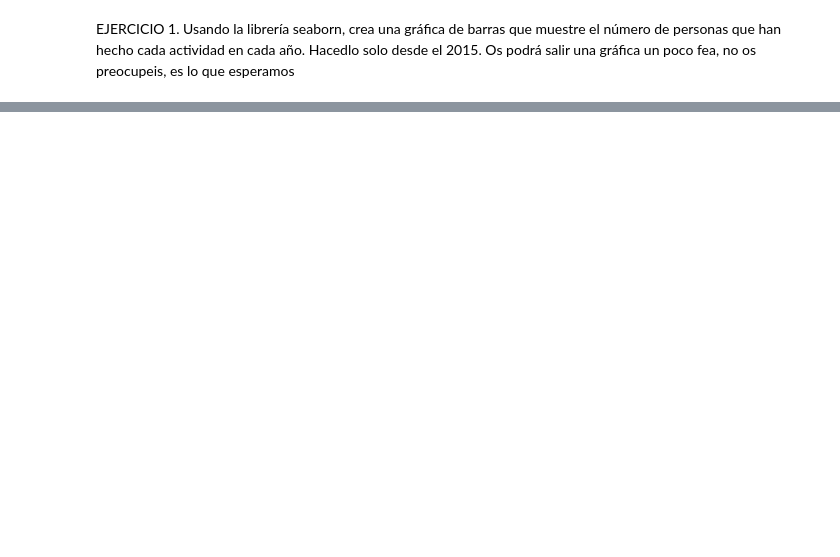
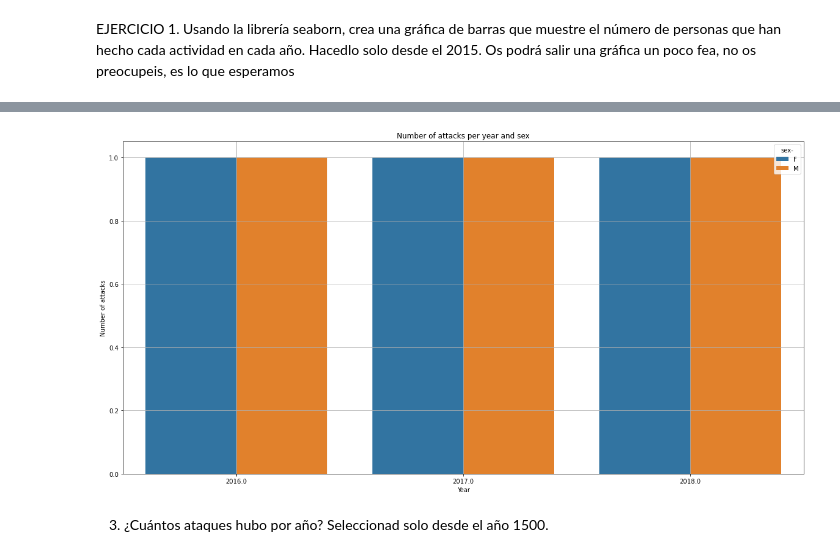
Before and after one commit to Adalab/DA-PROMO-B-MODULO1-SPRINT2-NATALIA-PAULA, a Jupyter notebook: Visualizacion3.ipynb, the cells around one changed output, grey strips where cells are left out. Saved outputs shown, nothing was run; the diff lists cells and outputs as text; code cells hidden in the pictures; blank space fills up the shorter version.

```diff
--- a/Visualizacion3.ipynb
+++ b/Visualizacion3.ipynb
@@ -14 +110,4 @@ FileNotFoundError: [Errno 2] No such file or directory: 'attacks2.csv'
 Usando la librería seaborn, crea una gráfica de barras que muestre el número de ataques que han ocurrido cada año en función del sexo. Hacedlo solo desde el 2015.
+# %%
+df2 = df_2015.groupby(['year','sex-'])['case-number'].count().reset_index(name='nº-attacks')
+df2
@@ -14,0 +122,12 @@ Usando la librería seaborn, crea una gráfica de barras que muestre el número
+# %%
+plt.figure(figsize = (20,10))
+
+fig2 = sns.countplot(x = 'year', data = df2, hue = 'sex-')
+fig2.set(xlabel = 'Year', ylabel= 'Number of attacks')
+fig2.set_title('Number of attacks per year and sex')
+plt.grid()
+plt.show()
+# %% [output]
+[figure, added]
+# %% [markdown]
+3. ¿Cuántos ataques hubo por año? Seleccionad solo desde el año 1500.
```
Also changed, not shown: parts of 21 cells of this notebook, 2 other files.
